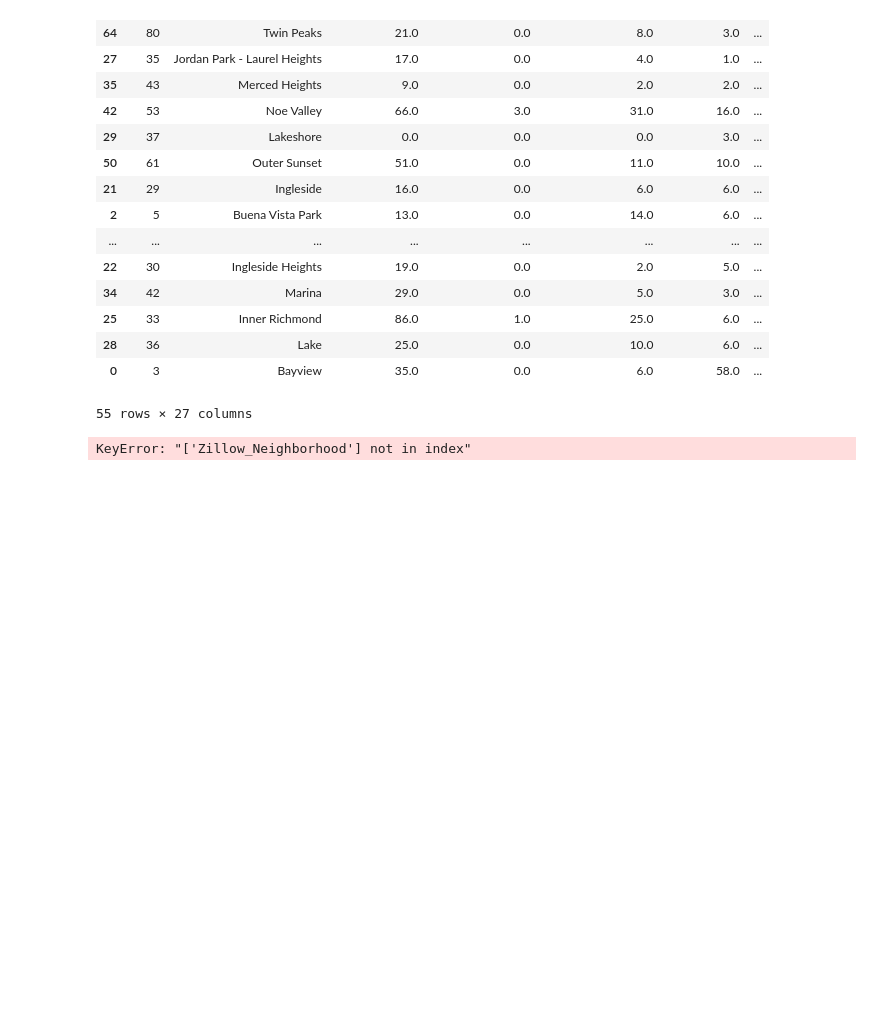
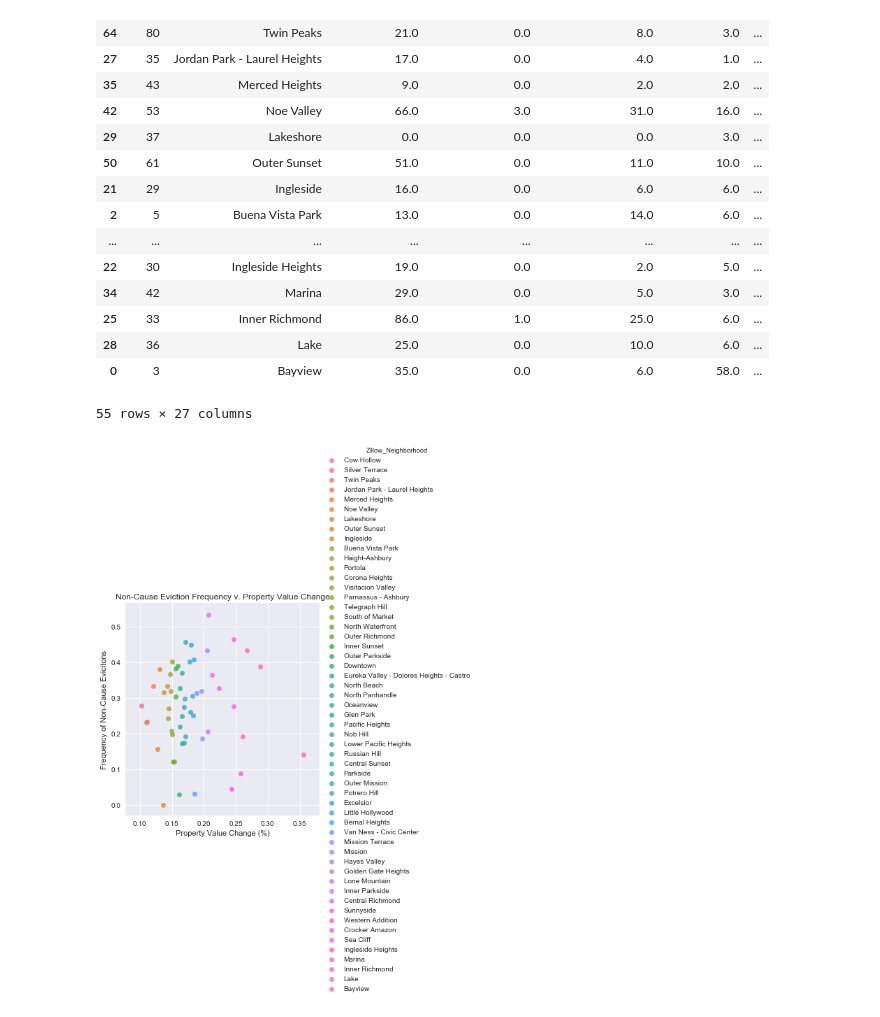
Before and after one commit to Jkremr/evictions-home-values, a Jupyter notebook: evictions-home-values.ipynb, the cells around one changed output. Saved outputs shown, nothing was run; the diff lists cells and outputs as text; code cells hidden in the pictures; blank space fills up the shorter version.

```diff
--- a/evictions-home-values.ipynb
+++ b/evictions-home-values.ipynb
@@ -444,29 +327,29 @@ groupby_hood_lmplot
 # %%
 
 
 # Set style of scatterplot
 sns.set(style="darkgrid")
 
 # Set markers
 # markers = ['o','_','x']*18
 
 # Create scatterplot of non-cause eviciton frequency with property value increase.
-sns.lmplot('average_value_increase', # Horizontal axis
+sns.lmplot('Z_Value_Increase', # Horizontal axis
           'non_cause_frequency', # Vertical axis
           data = groupby_hood_lmplot, # Data source
           fit_reg = False, # Don't fix a regression line
           hue = 'Zillow_Neighborhood', # Set color
 #           markers = markers
           )
 
 # Set title, x-axis label, y-axis label.
 plt.title('Non-Cause Eviction Frequency v. Property Value Change')
 plt.xlabel('Property Value Change (%)')
 plt.ylabel('Frequency of Non-Cause Evicitons')
 
 plt.show()
 # %% [output]
-KeyError: "['Zillow_Neighborhood'] not in index"
+[figure, added]
 # %%
 ax = sns.barplot(x='Zillow_Neighborhood', y='pct_suspect', data=groupby_hood)
 ax.set_xticklabels(labels=groupby_hood['Zillow_Neighborhood'], rotation=90)
```
Also changed, not shown: parts of 1 cell of this notebook.
